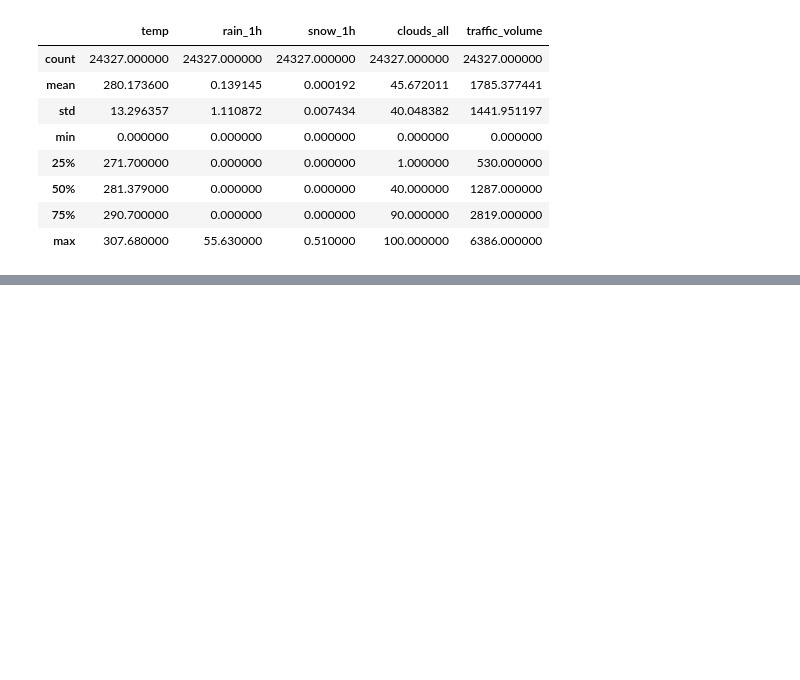
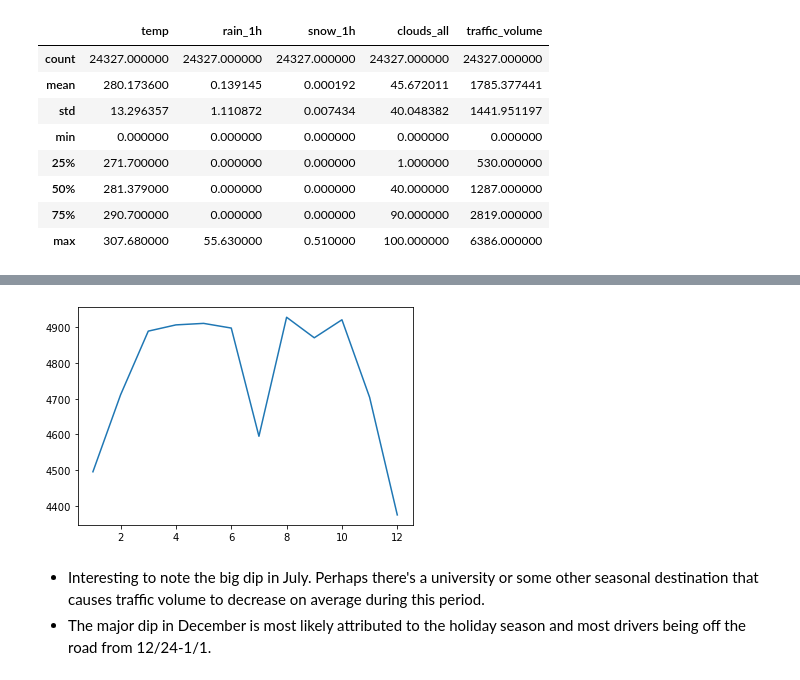
Before and after one commit to capncrockett/Dataquest, a Jupyter notebook: heavy_traffic/traffic_i_94.ipynb, the cells around one changed output, grey strips where cells are left out. Cells and saved outputs as stored; diff of their text form; code cells hidden in the pictures; blank space fills up the shorter version.

Commit message:
Add monthly avg traffic to research. Also installed matplpotlib via conda.

```diff
--- a/heavy_traffic/traffic_i_94.ipynb
+++ b/heavy_traffic/traffic_i_94.ipynb
@@ -148 +149,5 @@ All this leads me to believe that the vast majority of the traffic comes during
 Since the traffic is so light at night, and our goal is to find factors contributing to heavy traffic, I'm going to focus exclusively on day time traffic.
+# %%
+day_traffic['month'] = day_traffic['date_time'].dt.month
+by_month = day_traffic.groupby('month').mean()
+by_month['traffic_volume']
@@ -148,0 +174,9 @@ Since the traffic is so light at night, and our goal is to find factors contribu
+# %%
+# plt.plot(day_traffic['month'])
+plt.plot(by_month['traffic_volume'])
+plt.show()
+# %% [output]
+[figure, added]
+# %% [markdown]
+* Interesting to note the big dip in July. Perhaps there's a university or some other seasonal destination that causes traffic volume to decrease on average during this period.
+* The major dip in December is most likely attributed to the holiday season and most drivers being off the road from 12/24-1/1.
```
Also changed, not shown: parts of 4 cells of this notebook.
